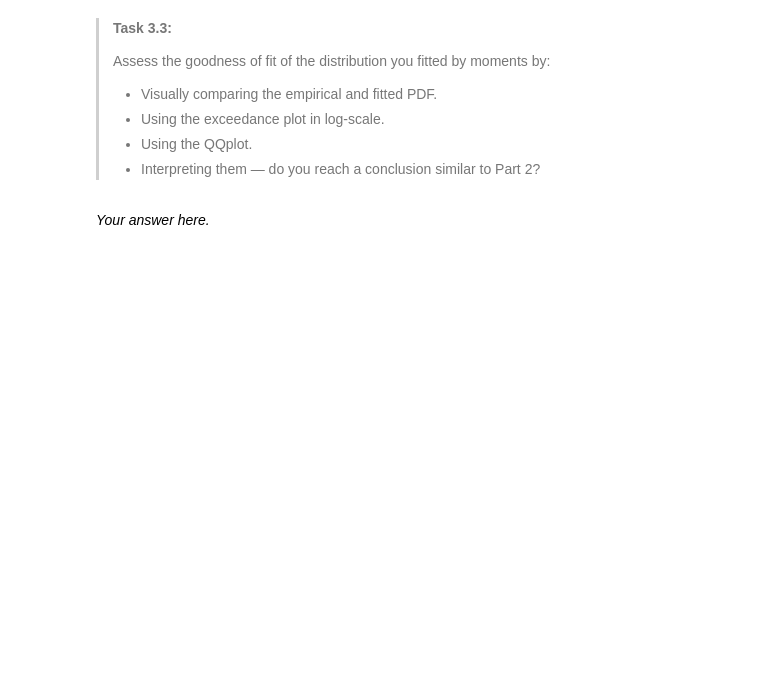
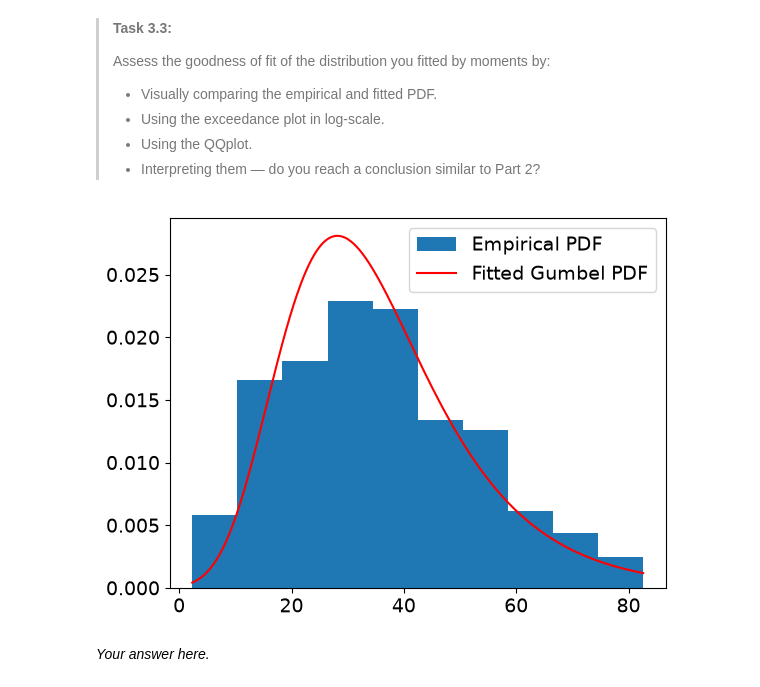
Before and after one commit to TijnBunt/WS1.4, a Jupyter notebook: WS1_4_Fit_happens.ipynb, the cells around one changed output. Cells and saved outputs as stored; diff of their text form; code cells hidden in the pictures; blank space fills up the shorter version.

```diff
--- a/WS1_4_Fit_happens.ipynb
+++ b/WS1_4_Fit_happens.ipynb
@@ -178,6 +175,15 @@ dist = stats.gumbel_r(loc=mu, scale=beta)
 # %%
 # Visually compare the PDFs
 ### YOUR CODE HERE
+x = np.linspace(min(data), max(data), 500)
+pdf_fit = dist.pdf(x)
+
+plt.hist(data, density=True, bins=number_bins, label='Empirical PDF')
+plt.plot(x, pdf_fit, 'r-', label='Fitted Gumbel PDF')
+plt.legend()
+plt.show();
+# %% [output]
+[figure, added]
 # %%
 # Visually compare the exceedance probabilities
 ### YOUR CODE HERE
```
Also changed, not shown: parts of 9 cells of this notebook.
